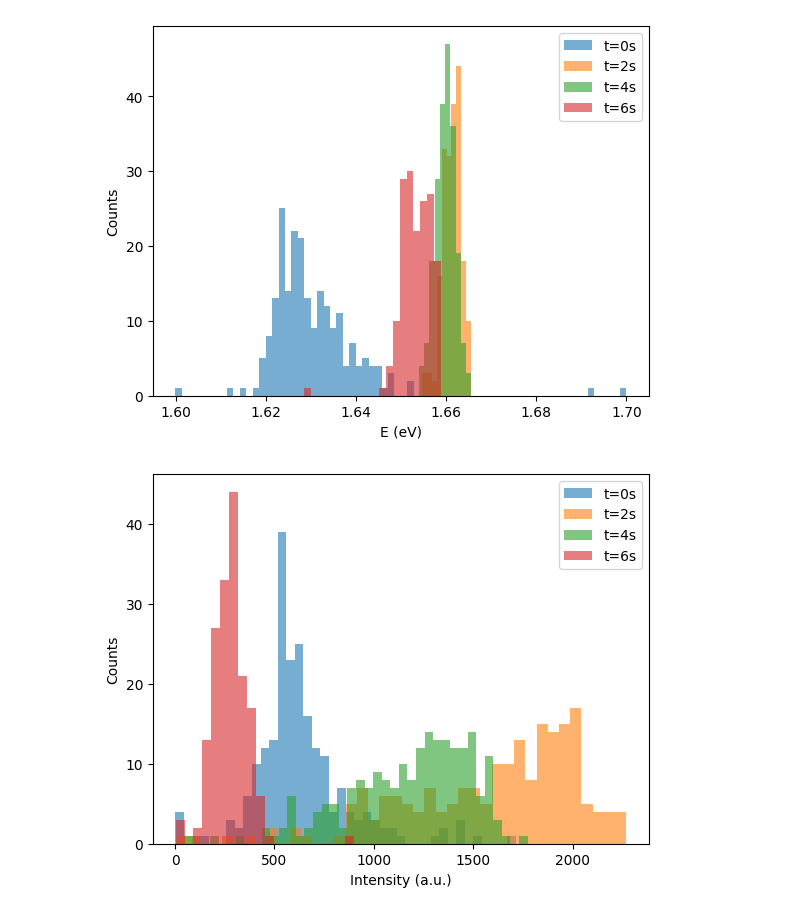
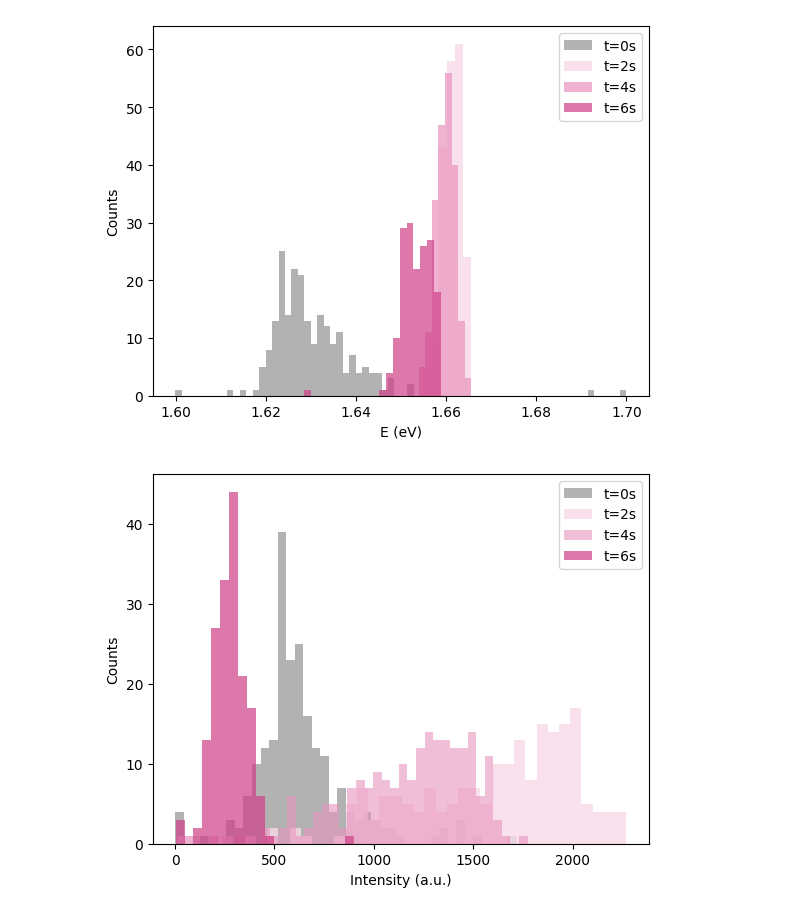
Before and after one commit to weronika-coder/praca_inzynierska, a Jupyter notebook: analiza/próbka1/analiza.ipynb, the cells around one changed output. Saved outputs shown, nothing was run; the diff lists cells and outputs as text; code cells hidden in the pictures.

```diff
--- a/analiza/próbka1/analiza.ipynb
+++ b/analiza/próbka1/analiza.ipynb
@@ -73,30 +93,27 @@ centers_Raman_A_8s, fwhms_Raman_A_8s, intensities_Raman_A_8s =fitLorentz((rs_Ram
 # %%
 #histogramy pozycji piku PL
-plt.hist(centers_PL_0s, bins=70, label="t=0s", alpha=0.6)
-plt.hist(centers_PL_2s, bins=10, label="t=2s", alpha=0.6)
-plt.hist(centers_PL_4s, bins=10, label="t=4s", alpha=0.6)
-plt.hist(centers_PL_6s, bins=20, label="t=6s", alpha=0.6)
+plt.hist(centers_PL_0s, bins=70, label="t=0s", alpha=0.6, color='gray')
+plt.hist(centers_PL_2s, bins=6, label="t=2s", alpha=0.80,color='#F7D9E8')
+plt.hist(centers_PL_4s, bins=8, label="t=4s", alpha=0.70,color='#E993BE')
+plt.hist(centers_PL_6s, bins=20, label="t=6s",alpha=0.70,color="#CE4087")
 plt.xlabel(r"E (eV)")
 plt.ylabel("Counts")
 plt.legend()
 
-
-BASE = Path().resolve()
-sciezka = BASE / "analiza" / "próbka1" / "wykresy"
 plt.savefig(sciezka/'histogram_pozycji_PL.png')
 # %% [output]
-[figure, old version]
+[figure, new version]
 # %%
 #histogramy intensywności piku PL
-plt.hist(intensities_PL_0s, bins=40, label="t=0s", alpha=0.6)
-plt.hist(intensities_PL_2s, bins=40, label="t=2s", alpha=0.6)
-plt.hist(intensities_PL_4s, bins=40, label="t=4s", alpha=0.6)
-plt.hist(intensities_PL_6s, bins=20, label="t=6s", alpha=0.6)
+plt.hist(intensities_PL_0s, bins=40, label="t=0s",alpha=0.6, color='gray')
+plt.hist(intensities_PL_2s, bins=40, label="t=2s", alpha=0.80,color='#F7D9E8')
+plt.hist(intensities_PL_4s, bins=40, label="t=4s",alpha=0.60,color='#E993BE')
+plt.hist(intensities_PL_6s, bins=20, label="t=6s", alpha=0.70,color="#CE4087")
 plt.xlabel(r"Intensity (a.u.)")
 plt.ylabel("Counts")
 plt.legend()
 plt.savefig(sciezka/'histogram_intensywnosci_PL.png')
 # %% [output]
-[figure, old version]
+[figure, new version]
 # %%
 #histogramy fwhm piku PL
```
Also changed, not shown: parts of 23 cells of this notebook, 32 other files.
